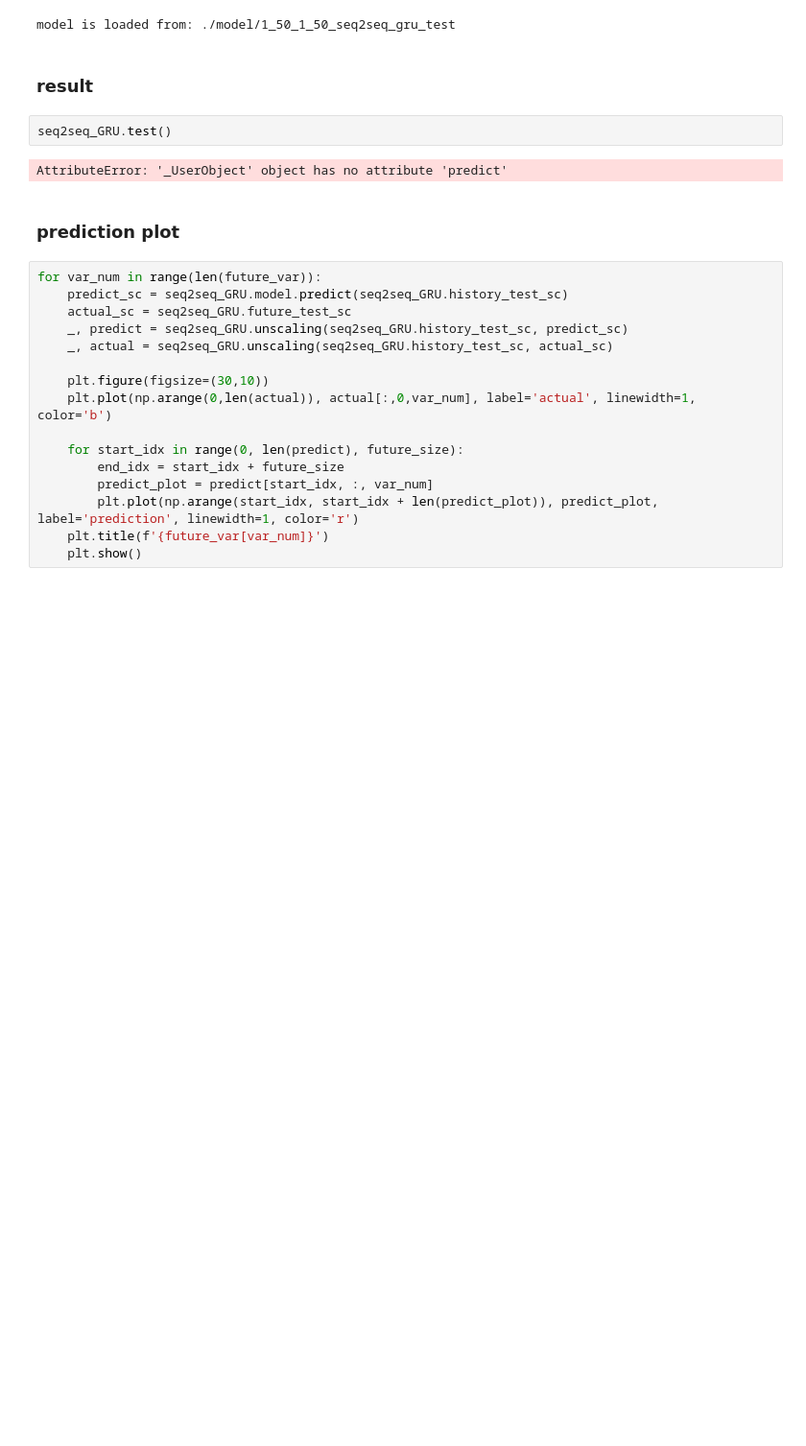
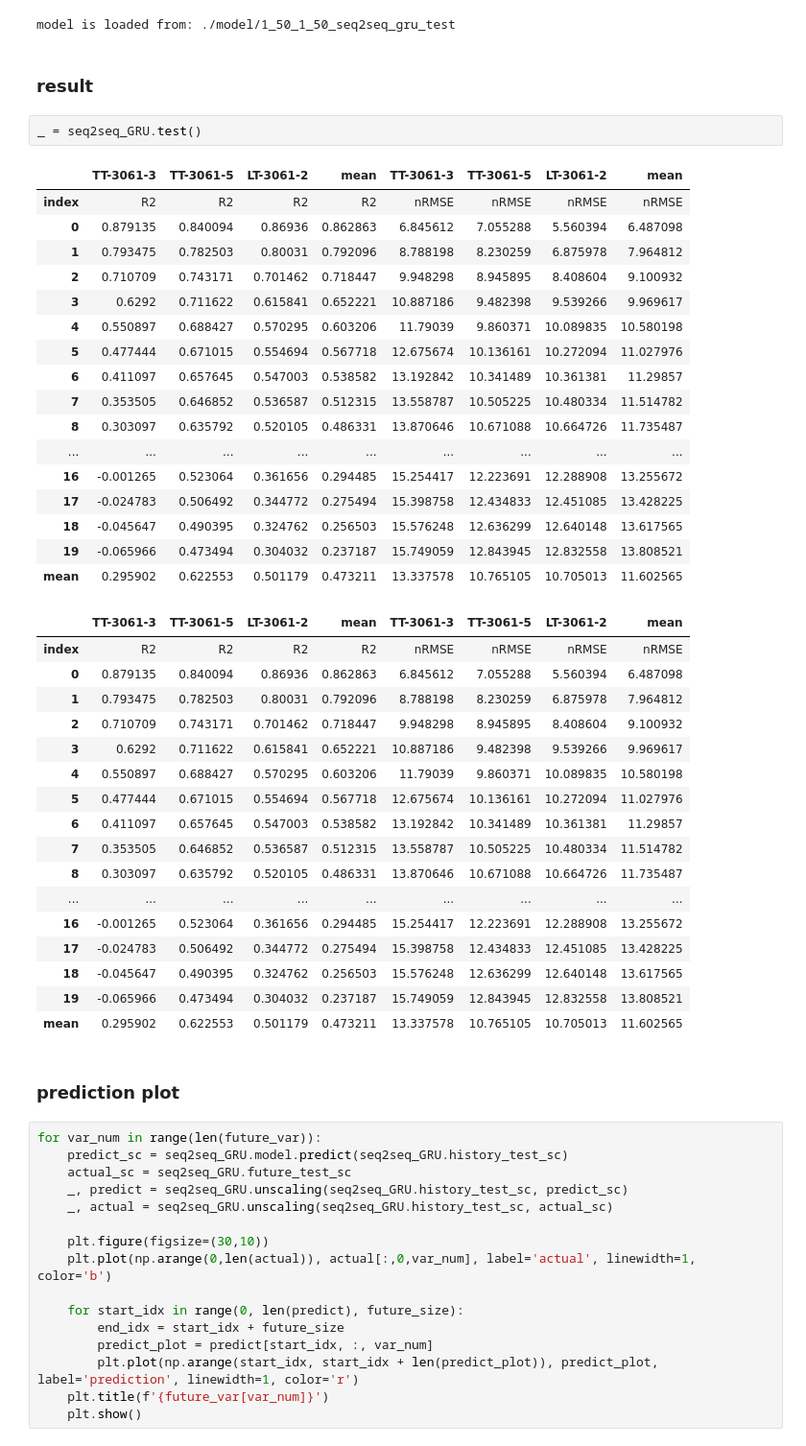
Before and after one commit to pseokyoung/22_Dual_Attention, a Jupyter notebook: 2_RnnModel.ipynb, the cells around one changed output. Shown: that part at 96% size. Saved outputs shown, nothing was run; the diff lists cells and outputs as text; blank space fills up the shorter version.

```diff
--- a/2_RnnModel.ipynb
+++ b/2_RnnModel.ipynb
@@ -174,10 +174,43 @@ else:
 model is loaded from: ./model/1_50_1_50_seq2seq_gru_test
 # %% [markdown]
 ### result
-# %%
-seq2seq_GRU.test()
-# %% [output]
-AttributeError: '_UserObject' object has no attribute 'predict'
+# %%
+_ = seq2seq_GRU.test()
+# %% [output]
+|  | TT-3061-3 | TT-3061-5 | LT-3061-2 | mean | TT-3061-3 | TT-3061-5 | LT-3061-2 | mean |
+| index | R2 | R2 | R2 | R2 | nRMSE | nRMSE | nRMSE | nRMSE |
+| 0 | 0.879135 | 0.840094 | 0.86936 | 0.862863 | 6.845612 | 7.055288 | 5.560394 | 6.487098 |
+| 1 | 0.793475 | 0.782503 | 0.80031 | 0.792096 | 8.788198 | 8.230259 | 6.875978 | 7.964812 |
+| 2 | 0.710709 | 0.743171 | 0.701462 | 0.718447 | 9.948298 | 8.945895 | 8.408604 | 9.100932 |
+| 3 | 0.6292 | 0.711622 | 0.615841 | 0.652221 | 10.887186 | 9.482398 | 9.539266 | 9.969617 |
+| 4 | 0.550897 | 0.688427 | 0.570295 | 0.603206 | 11.79039 | 9.860371 | 10.089835 | 10.580198 |
+| 5 | 0.477444 | 0.671015 | 0.554694 | 0.567718 | 12.675674 | 10.136161 | 10.272094 | 11.027976 |
+| 6 | 0.411097 | 0.657645 | 0.547003 | 0.538582 | 13.192842 | 10.341489 | 10.361381 | 11.29857 |
+| 7 | 0.353505 | 0.646852 | 0.536587 | 0.512315 | 13.558787 | 10.505225 | 10.480334 | 11.514782 |
+| 8 | 0.303097 | 0.635792 | 0.520105 | 0.486331 | 13.870646 | 10.671088 | 10.664726 | 11.735487 |
+| ... | ... | ... | ... | ... | ... | ... | ... | ... |
+| 16 | -0.001265 | 0.523064 | 0.361656 | 0.294485 | 15.254417 | 12.223691 | 12.288908 | 13.255672 |
+| 17 | -0.024783 | 0.506492 | 0.344772 | 0.275494 | 15.398758 | 12.434833 | 12.451085 | 13.428225 |
+| 18 | -0.045647 | 0.490395 | 0.324762 | 0.256503 | 15.576248 | 12.636299 | 12.640148 | 13.617565 |
+| 19 | -0.065966 | 0.473494 | 0.304032 | 0.237187 | 15.749059 | 12.843945 | 12.832558 | 13.808521 |
+| mean | 0.295902 | 0.622553 | 0.501179 | 0.473211 | 13.337578 | 10.765105 | 10.705013 | 11.602565 |
+|  | TT-3061-3 | TT-3061-5 | LT-3061-2 | mean | TT-3061-3 | TT-3061-5 | LT-3061-2 | mean |
+| index | R2 | R2 | R2 | R2 | nRMSE | nRMSE | nRMSE | nRMSE |
+| 0 | 0.879135 | 0.840094 | 0.86936 | 0.862863 | 6.845612 | 7.055288 | 5.560394 | 6.487098 |
+| 1 | 0.793475 | 0.782503 | 0.80031 | 0.792096 | 8.788198 | 8.230259 | 6.875978 | 7.964812 |
+| 2 | 0.710709 | 0.743171 | 0.701462 | 0.718447 | 9.948298 | 8.945895 | 8.408604 | 9.100932 |
+| 3 | 0.6292 | 0.711622 | 0.615841 | 0.652221 | 10.887186 | 9.482398 | 9.539266 | 9.969617 |
+| 4 | 0.550897 | 0.688427 | 0.570295 | 0.603206 | 11.79039 | 9.860371 | 10.089835 | 10.580198 |
+| 5 | 0.477444 | 0.671015 | 0.554694 | 0.567718 | 12.675674 | 10.136161 | 10.272094 | 11.027976 |
+| 6 | 0.411097 | 0.657645 | 0.547003 | 0.538582 | 13.192842 | 10.341489 | 10.361381 | 11.29857 |
+| 7 | 0.353505 | 0.646852 | 0.536587 | 0.512315 | 13.558787 | 10.505225 | 10.480334 | 11.514782 |
+| 8 | 0.303097 | 0.635792 | 0.520105 | 0.486331 | 13.870646 | 10.671088 | 10.664726 | 11.735487 |
+| ... | ... | ... | ... | ... | ... | ... | ... | ... |
+| 16 | -0.001265 | 0.523064 | 0.361656 | 0.294485 | 15.254417 | 12.223691 | 12.288908 | 13.255672 |
+| 17 | -0.024783 | 0.506492 | 0.344772 | 0.275494 | 15.398758 | 12.434833 | 12.451085 | 13.428225 |
+| 18 | -0.045647 | 0.490395 | 0.324762 | 0.256503 | 15.576248 | 12.636299 | 12.640148 | 13.617565 |
+| 19 | -0.065966 | 0.473494 | 0.304032 | 0.237187 | 15.749059 | 12.843945 | 12.832558 | 13.808521 |
+| mean | 0.295902 | 0.622553 | 0.501179 | 0.473211 | 13.337578 | 10.765105 | 10.705013 | 11.602565 |
 # %% [markdown]
 ### prediction plot
 # %%
```
Also changed, not shown: parts of 4 cells of this notebook, 14 other files.
